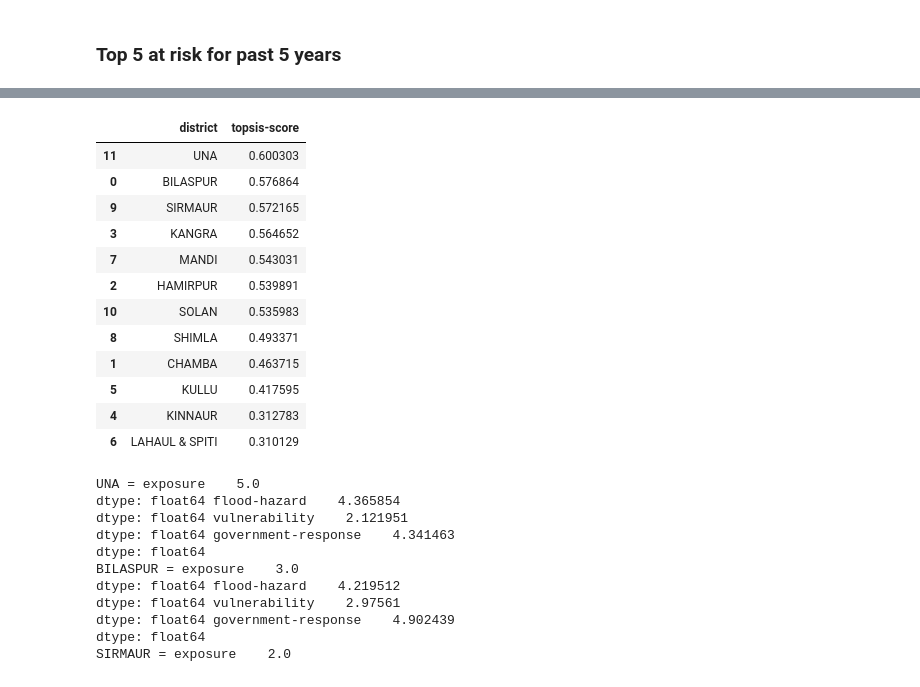
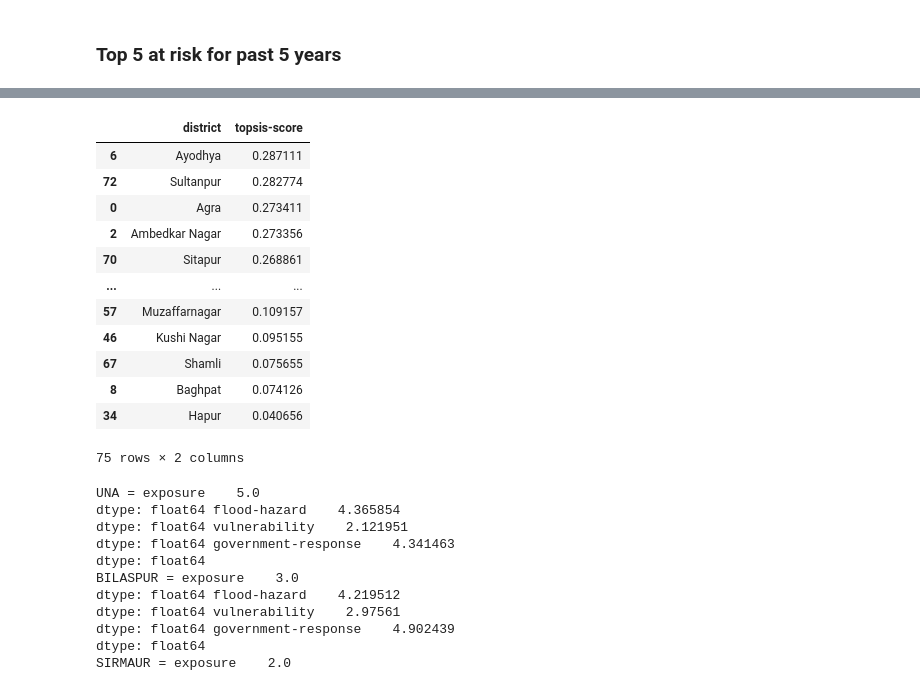
Before and after one commit to CivicDataLab/IDS-DRR-Uttar-Pradesh-Risk-Score-Model, a Jupyter notebook: RiskScoreModel/scripts/top_risk.ipynb, the cells around one changed output, grey strips where cells are left out. Drawn from its saved outputs; the diff is of its cells as text; code cells hidden in the pictures.

```diff
--- a/RiskScoreModel/scripts/top_risk.ipynb
+++ b/RiskScoreModel/scripts/top_risk.ipynb
@@ -7,23 +22,23 @@ import geopandas as gpd
 # %%
-risk = pd.read_csv(r'D:\CivicDataLab_IDS-DRR\IDS-DRR_Github\Deployment\IDS-DRR-HIMACHAL-PRADESH-RISK-SCORE-MODEL\RiskScoreModel\data\risk_score_final_district.csv')
-risk_dist = risk.loc[risk['tehsil'].isnull()]
+risk = pd.read_csv(r'D:\CivicDataLab_IDS-DRR\IDS-DRR_Github\Deployment\IDS-DRR-UTTAR-PRADESH-RISK-SCORE-MODEL\RiskScoreModel\data\risk_score_final_district.csv')
+risk_dist = risk.loc[risk['sdtname'].isnull()]
 dist_risk = risk_dist.groupby('district').agg({'topsis-score':'mean'}).reset_index()
 dist_risk_sort = dist_risk.sort_values(by='topsis-score', ascending=False)
 dist_risk_sort
 # %% [output]
 |  | district | topsis-score |
-| 11 | UNA | 0.600303 |
-| 0 | BILASPUR | 0.576864 |
-| 9 | SIRMAUR | 0.572165 |
-| 3 | KANGRA | 0.564652 |
-| 7 | MANDI | 0.543031 |
-| 2 | HAMIRPUR | 0.539891 |
-| 10 | SOLAN | 0.535983 |
-| 8 | SHIMLA | 0.493371 |
-| 1 | CHAMBA | 0.463715 |
-| 5 | KULLU | 0.417595 |
-| 4 | KINNAUR | 0.312783 |
-| 6 | LAHAUL & SPITI | 0.310129 |
+| 6 | Ayodhya | 0.287111 |
+| 72 | Sultanpur | 0.282774 |
+| 0 | Agra | 0.273411 |
+| 2 | Ambedkar Nagar | 0.273356 |
+| 70 | Sitapur | 0.268861 |
+| ... | ... | ... |
+| 57 | Muzaffarnagar | 0.109157 |
+| 46 | Kushi Nagar | 0.095155 |
+| 67 | Shamli | 0.075655 |
+| 8 | Baghpat | 0.074126 |
+| 34 | Hapur | 0.040656 |
+75 rows × 2 columns
 # %%
 for n in dist_risk_sort['district']:
     a = risk_dist.loc[risk_dist['district']==n].agg({'exposure':'mean'})
```
Also changed, not shown: parts of 4 cells of this notebook, 11 other files.
